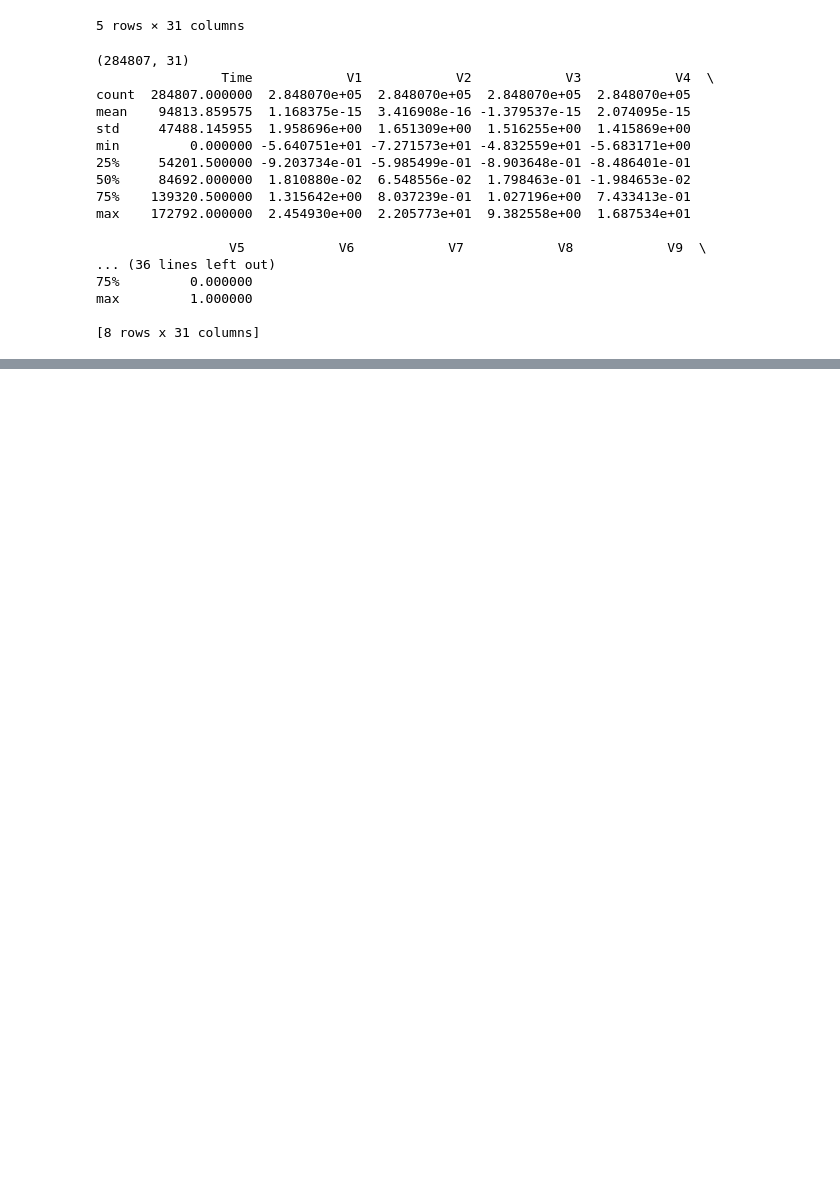
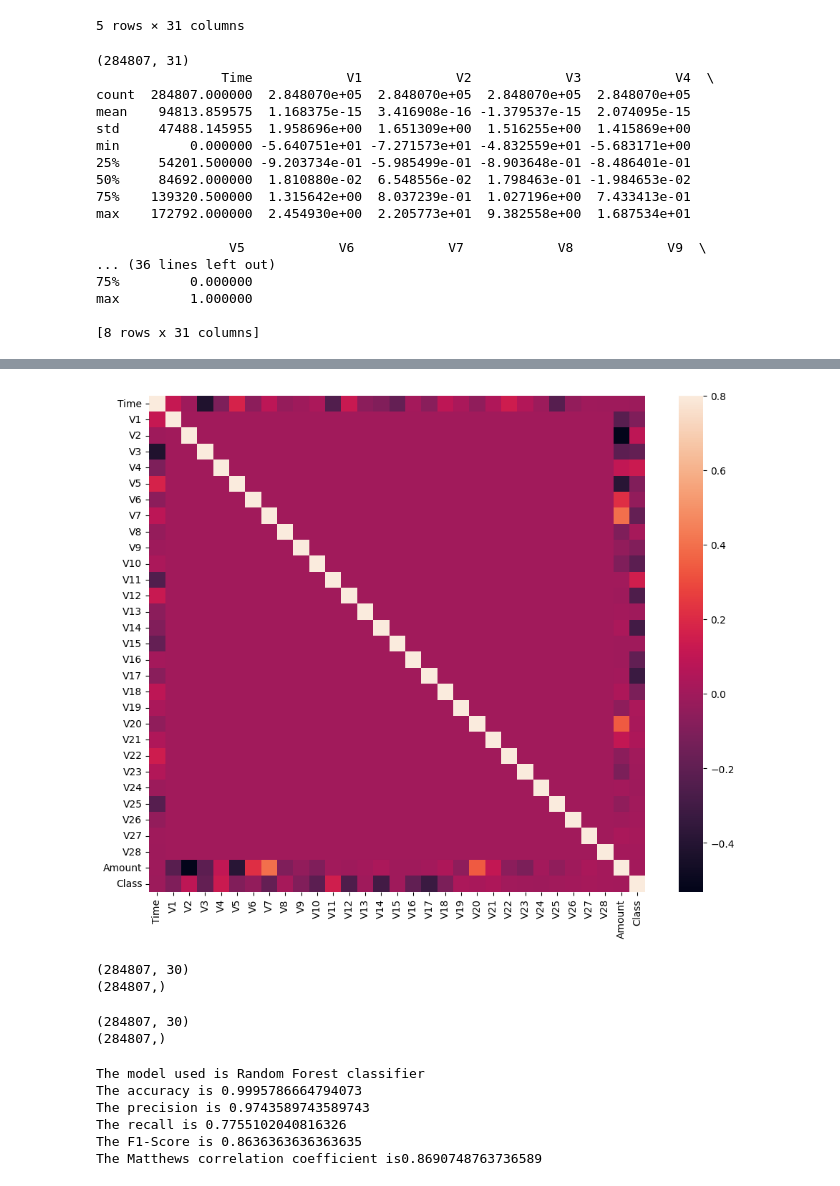
Before and after one commit to TanishGupta7/ML-Credit-Card-Fraud-Detection, a Jupyter notebook: Main.ipynb, the cells around one changed output, grey strips where cells are left out. Cells and saved outputs as stored; diff of their text form; code cells hidden in the pictures; blank space fills up the shorter version.

```diff
--- a/Main.ipynb
+++ b/Main.ipynb
@@ -51,0 +96,35 @@ max         1.000000
+# %%
+#Plotting the Correlation Matrix
+
+corrmat = data.corr()
+fig = plt.figure(figsize = (12, 9))
+sns.heatmap(corrmat, vmax = .8, square = True)
+plt.show()
+# %% [output]
+[figure, added]
+# %%
+# dividing the X and the Y from the dataset
+X = data.drop(['Class'], axis = 1)
+Y = data["Class"]
+print(X.shape)
+print(Y.shape)
+# getting just the values for the sake of processing
+# (its a numpy array with no columns)
+xData = X.values
+yData = Y.values
+# %% [output]
+(284807, 30)
+(284807,)
+# %%
+# dividing the X and the Y from the dataset
+X = data.drop(['Class'], axis = 1)
+Y = data["Class"]
+print(X.shape)
+print(Y.shape)
+# getting just the values for the sake of processing
+# (its a numpy array with no columns)
+xData = X.values
+yData = Y.values
+# %% [output]
+(284807, 30)
+(284807,)
@@ -51,0 +145,34 @@ max         1.000000
+# %%
+# Evaluating the classifier
+# printing every score of the classifier
+# scoring in anything
+from sklearn.metrics import classification_report, accuracy_score
+from sklearn.metrics import precision_score, recall_score
+from sklearn.metrics import f1_score, matthews_corrcoef
+from sklearn.metrics import confusion_matrix
+
+n_outliers = len(fraud)
+n_errors = (yPred != yTest).sum()
+print("The model used is Random Forest classifier")
+
+acc = accuracy_score(yTest, yPred)
+print("The accuracy is {}".format(acc))
+
+prec = precision_score(yTest, yPred)
+print("The precision is {}".format(prec))
+
+rec = recall_score(yTest, yPred)
+print("The recall is {}".format(rec))
+
+f1 = f1_score(yTest, yPred)
+print("The F1-Score is {}".format(f1))
+
+MCC = matthews_corrcoef(yTest, yPred)
+print("The Matthews correlation coefficient is{}".format(MCC))
+# %% [output]
+The model used is Random Forest classifier
+The accuracy is 0.9995786664794073
+The precision is 0.9743589743589743
+The recall is 0.7755102040816326
+The F1-Score is 0.8636363636363635
+The Matthews correlation coefficient is0.8690748763736589
```
Also changed, not shown: parts of 6 cells of this notebook.
